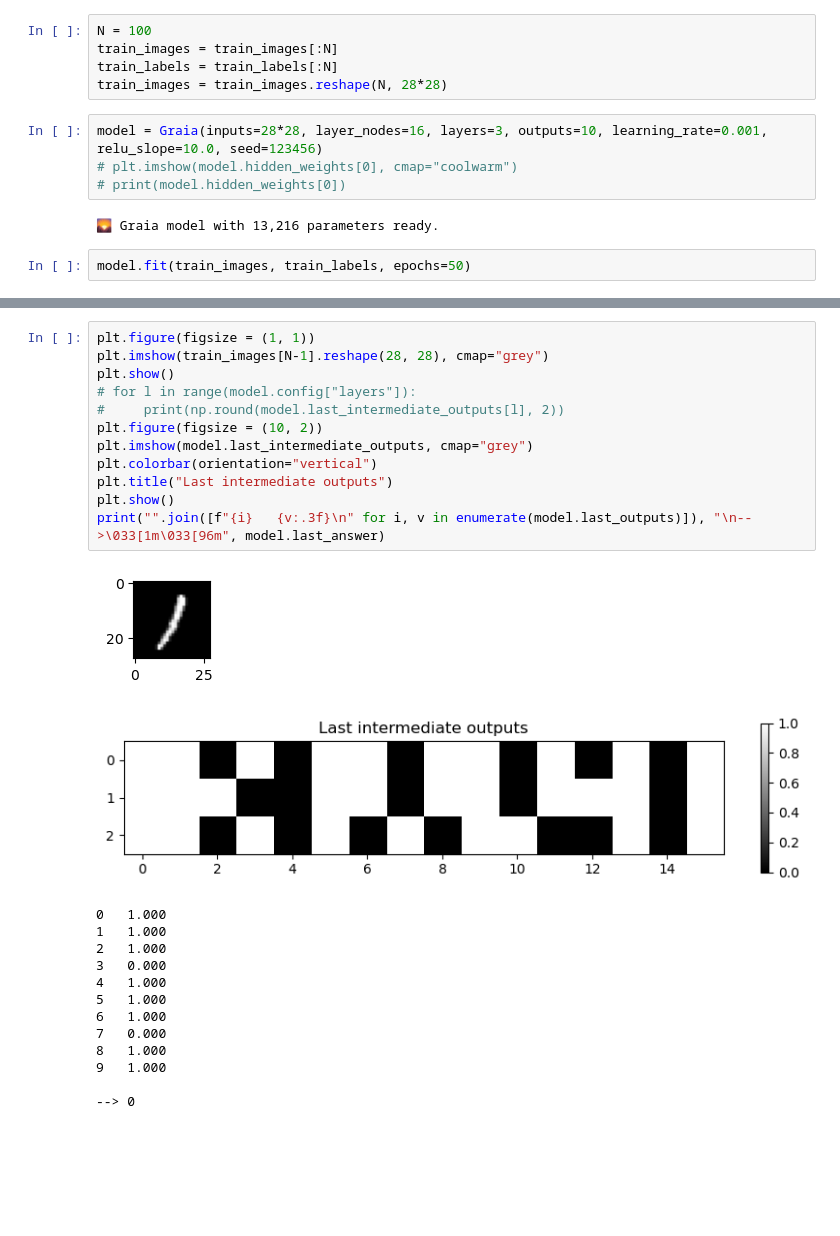
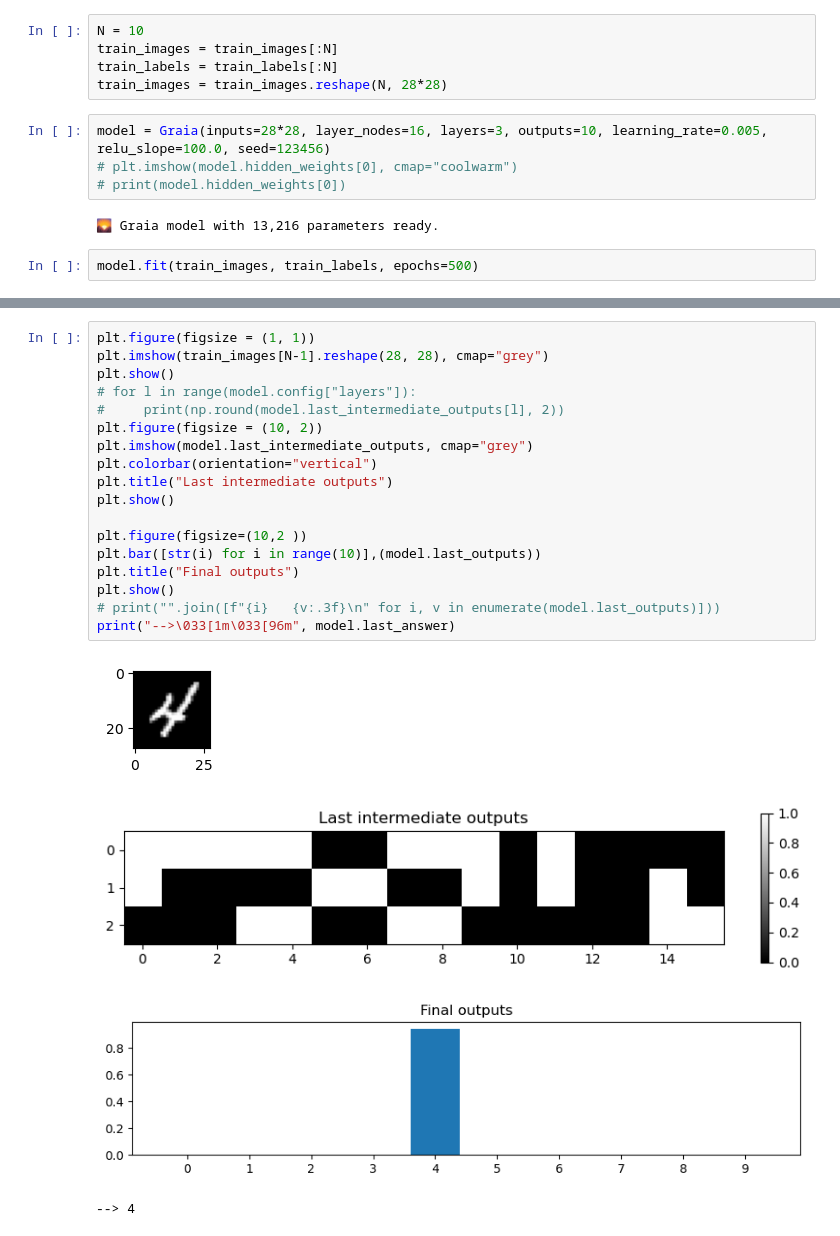
Before and after one commit to laurentpayot/graia, a Jupyter notebook: Graia_digits.ipynb, the cells around one changed output, grey strips where cells are left out. Drawn from its saved outputs; the diff is of its cells as text; blank space fills up the shorter version.

Commit message:
final results bar chart

```diff
--- a/Graia_digits.ipynb
+++ b/Graia_digits.ipynb
@@ -31,16 +31,16 @@ from graia import Graia
 # print(train_labels[0])
 # plt.imshow(train_images[0])
 # %%
-N = 100
+N = 10
 train_images = train_images[:N]
 train_labels = train_labels[:N]
 train_images = train_images.reshape(N, 28*28)
 # %%
-model = Graia(inputs=28*28, layer_nodes=16, layers=3, outputs=10, learning_rate=0.001, relu_slope=10.0, seed=123456)
+model = Graia(inputs=28*28, layer_nodes=16, layers=3, outputs=10, learning_rate=0.005, relu_slope=100.0, seed=123456)
 # plt.imshow(model.hidden_weights[0], cmap="coolwarm")
 # print(model.hidden_weights[0])
 # %% [output]
 🌄 Graia model with 13,216 parameters ready.
 # %%
-model.fit(train_images, train_labels, epochs=50)
+model.fit(train_images, train_labels, epochs=500)
 # %% [output]
@@ -74,27 +74,23 @@ show_weights(model.output_weights, "Output weights")
 # %%
 plt.figure(figsize = (1, 1))
 plt.imshow(train_images[N-1].reshape(28, 28), cmap="grey")
 plt.show()
 # for l in range(model.config["layers"]):
 #     print(np.round(model.last_intermediate_outputs[l], 2))
 plt.figure(figsize = (10, 2))
 plt.imshow(model.last_intermediate_outputs, cmap="grey")
 plt.colorbar(orientation="vertical")
 plt.title("Last intermediate outputs")
 plt.show()
-print("".join([f"{i}   {v:.3f}\n" for i, v in enumerate(model.last_outputs)]), "\n-->\033[1m\033[96m", model.last_answer)
+
+plt.figure(figsize=(10,2 ))
+plt.bar([str(i) for i in range(10)],(model.last_outputs))
+plt.title("Final outputs")
+plt.show()
+# print("".join([f"{i}   {v:.3f}\n" for i, v in enumerate(model.last_outputs)]))
+print("-->\033[1m\033[96m", model.last_answer)
 # %% [output]
-[figure, old version]
+[figure, new version]
-[figure, old version]
+[figure, new version]
+[figure, added]
-0   1.000
-1   1.000
-2   1.000
-3   0.000
-4   1.000
-5   1.000
-6   1.000
-7   0.000
-8   1.000
-9   1.000
-
---> 0
+--> 4
```
Also changed, not shown: parts of 4 cells of this notebook.
